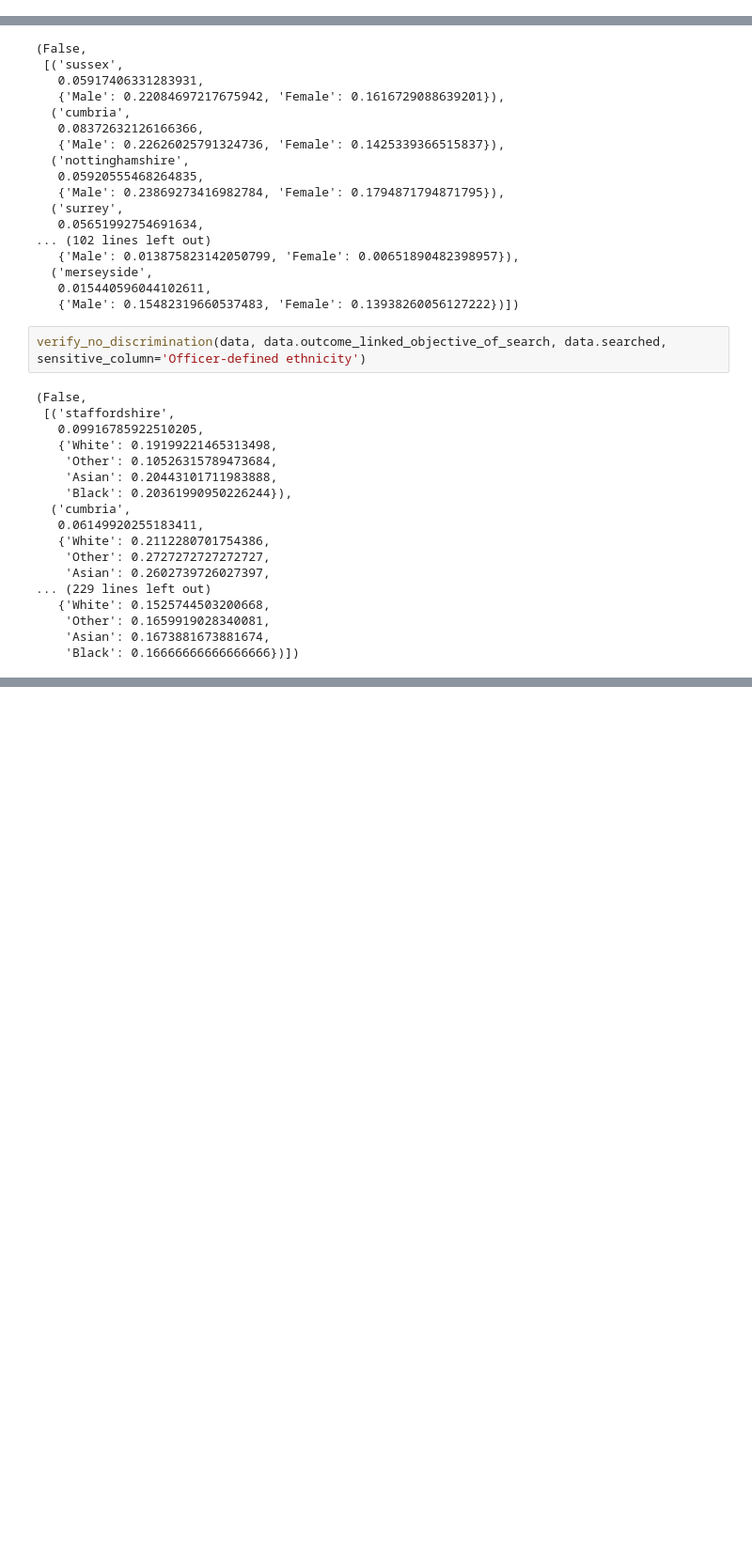
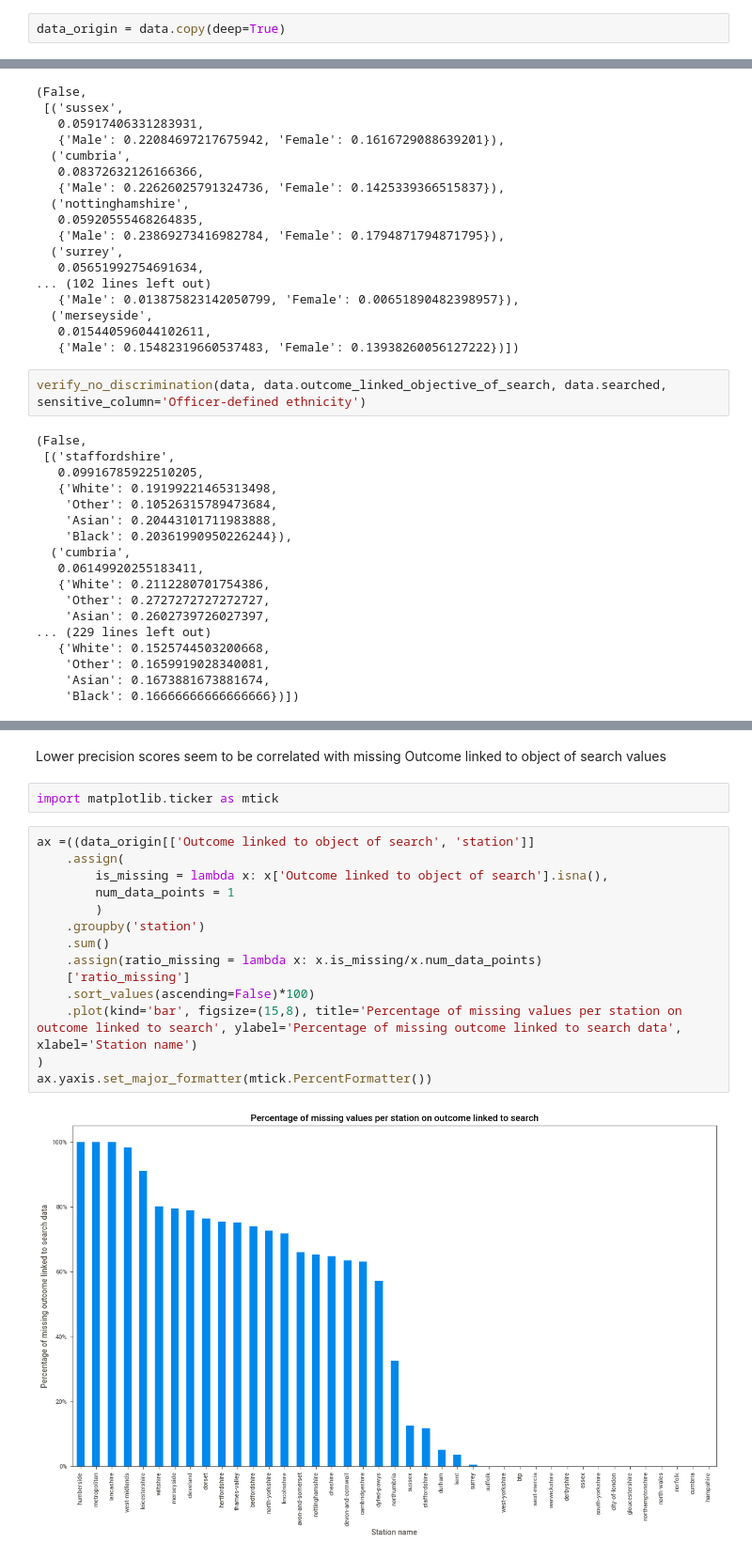
Before and after one commit to 0xjrr/ldsa-capstone-project, a Jupyter notebook: eda-capstone-data.ipynb, the cells around one changed output, grey strips where cells are left out. Shown at 94% size. Cells and saved outputs as stored; diff of their text form; blank space fills up the shorter version.

Commit message:
percentage of missing data

```diff
--- a/eda-capstone-data.ipynb
+++ b/eda-capstone-data.ipynb
@@ -24,6 +24,8 @@ positive_outcomes = ['Community resolution',
 check data
 # %%
 data = pd.read_csv('./data/train.csv')
+# %%
+data_origin = data.copy(deep=True)
 # %%
 data.head(5)
 # %% [output]
@@ -462,0 +594,20 @@ verify_no_discrimination(data, data.outcome_linked_objective_of_search, data.sea
+# %% [markdown]
+Lower precision scores seem to be correlated with missing Outcome linked to object of search values
+# %%
+import matplotlib.ticker as mtick
+# %%
+ax =((data_origin[['Outcome linked to object of search', 'station']]
+    .assign(
+        is_missing = lambda x: x['Outcome linked to object of search'].isna(),
+        num_data_points = 1
+        )
+    .groupby('station')
+    .sum()
+    .assign(ratio_missing = lambda x: x.is_missing/x.num_data_points)
+    ['ratio_missing']
+    .sort_values(ascending=False)*100)
+    .plot(kind='bar', figsize=(15,8), title='Percentage of missing values per station on outcome linked to search', ylabel='Percentage of missing outcome linked to search data', xlabel='Station name')
+)
+ax.yaxis.set_major_formatter(mtick.PercentFormatter())
+# %% [output]
+[figure, added]
```
Also changed, not shown: parts of 16 cells of this notebook.
